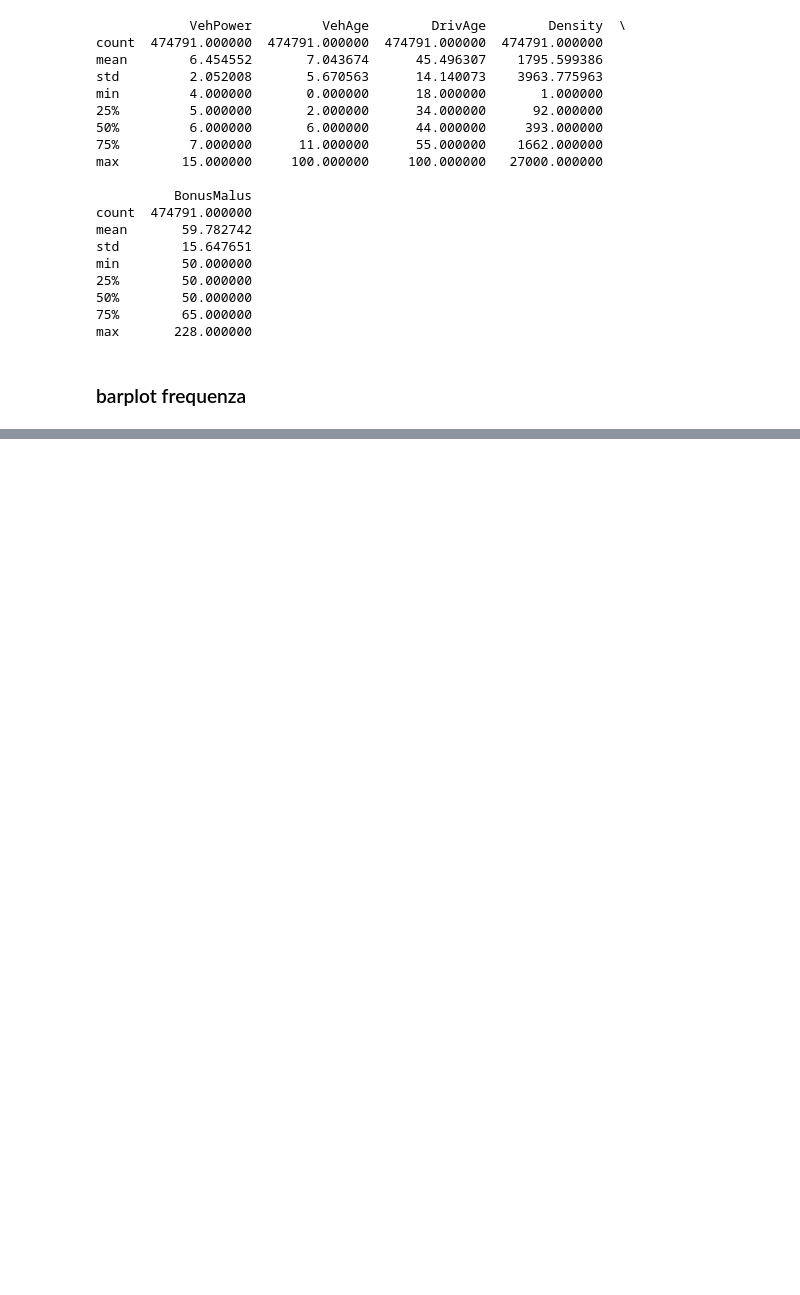
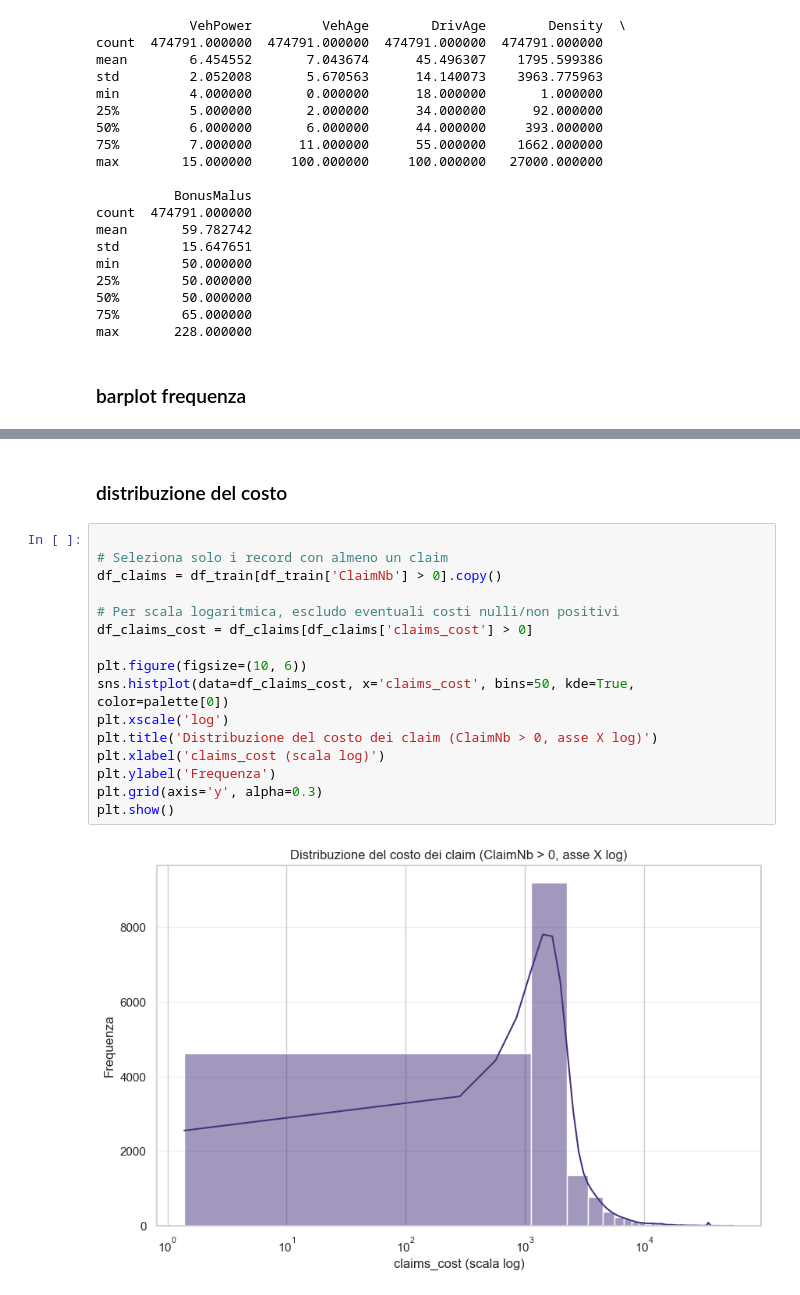
Before and after one commit to spedygiorgio/deployactuarialprod, a Jupyter notebook: notebooks/explore_dataset.ipynb, the cells around one changed output, grey strips where cells are left out. Drawn from its saved outputs; the diff is of its cells as text; blank space fills up the shorter version.

```diff
--- a/notebooks/explore_dataset.ipynb
+++ b/notebooks/explore_dataset.ipynb
@@ -141,0 +145,20 @@ plt.show()
+# %% [markdown]
+### distribuzione del costo
+# %%
+
+# Seleziona solo i record con almeno un claim
+df_claims = df_train[df_train['ClaimNb'] > 0].copy()
+
+# Per scala logaritmica, escludo eventuali costi nulli/non positivi
+df_claims_cost = df_claims[df_claims['claims_cost'] > 0]
+
+plt.figure(figsize=(10, 6))
+sns.histplot(data=df_claims_cost, x='claims_cost', bins=50, kde=True, color=palette[0])
+plt.xscale('log')
+plt.title('Distribuzione del costo dei claim (ClaimNb > 0, asse X log)')
+plt.xlabel('claims_cost (scala log)')
+plt.ylabel('Frequenza')
+plt.grid(axis='y', alpha=0.3)
+plt.show()
+# %% [output]
+[figure, added]
```
Also changed, not shown: parts of 1 cell of this notebook.
